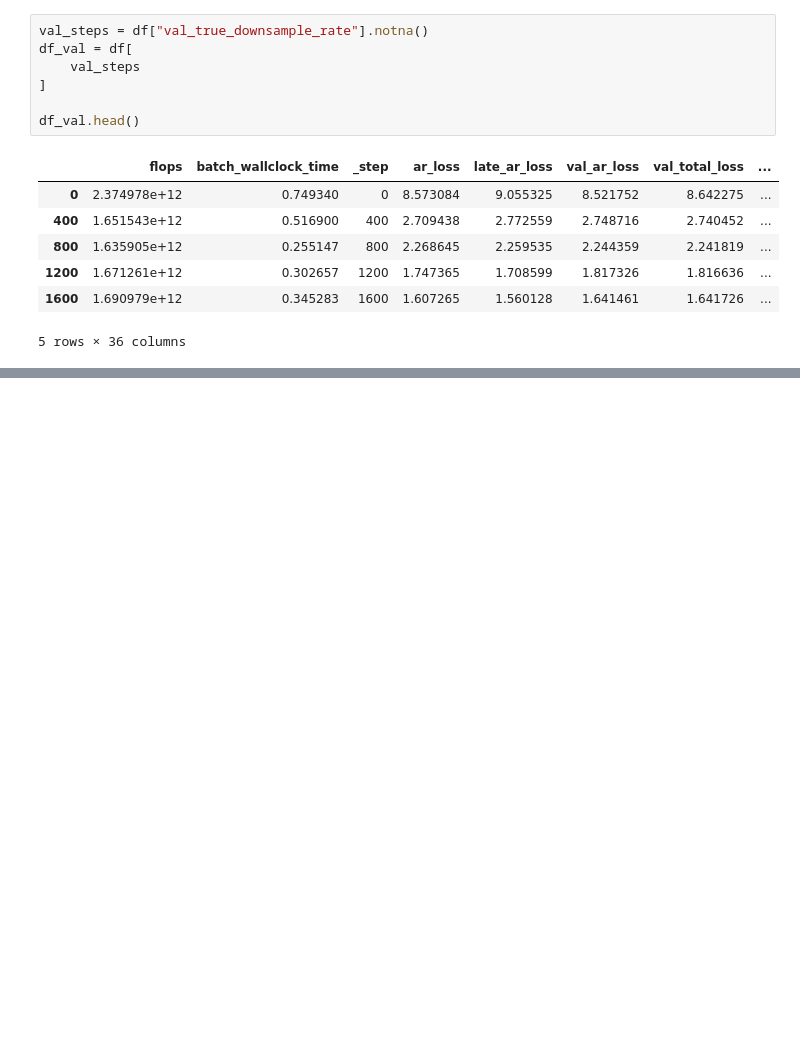
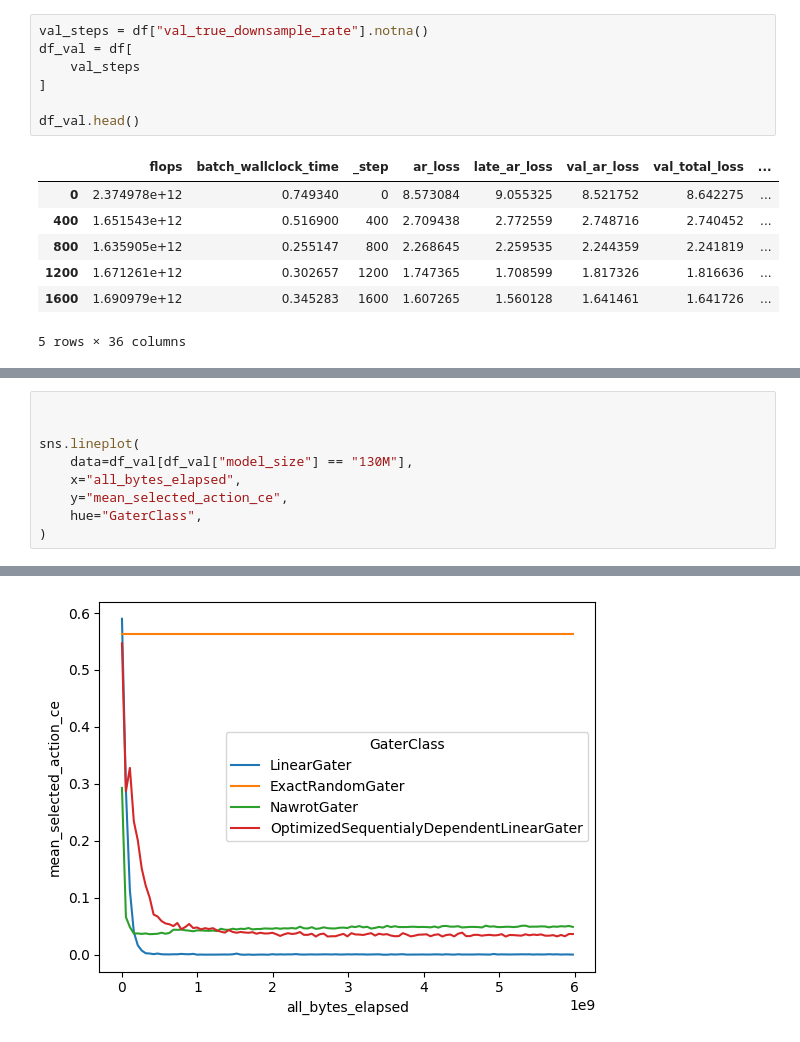
Before and after one commit to SamD770/bitter-lesson-tokenization, a Jupyter notebook: plots/scaling_plot.ipynb, the cells around one changed output, grey strips where cells are left out. Cells and saved outputs as stored; diff of their text form; blank space fills up the shorter version.

```diff
--- a/plots/scaling_plot.ipynb
+++ b/plots/scaling_plot.ipynb
@@ -103,0 +194,10 @@ plt.show()
+# %%
+
+
+sns.lineplot(
+    data=df_val[df_val["model_size"] == "130M"],
+    x="all_bytes_elapsed",
+    y="mean_selected_action_ce",
+    hue="GaterClass",
+)
+# %% [output]
@@ -103,0 +205 @@ plt.show()
+[figure, added]
```
Also changed, not shown: parts of 8 cells of this notebook, 29 other files.
